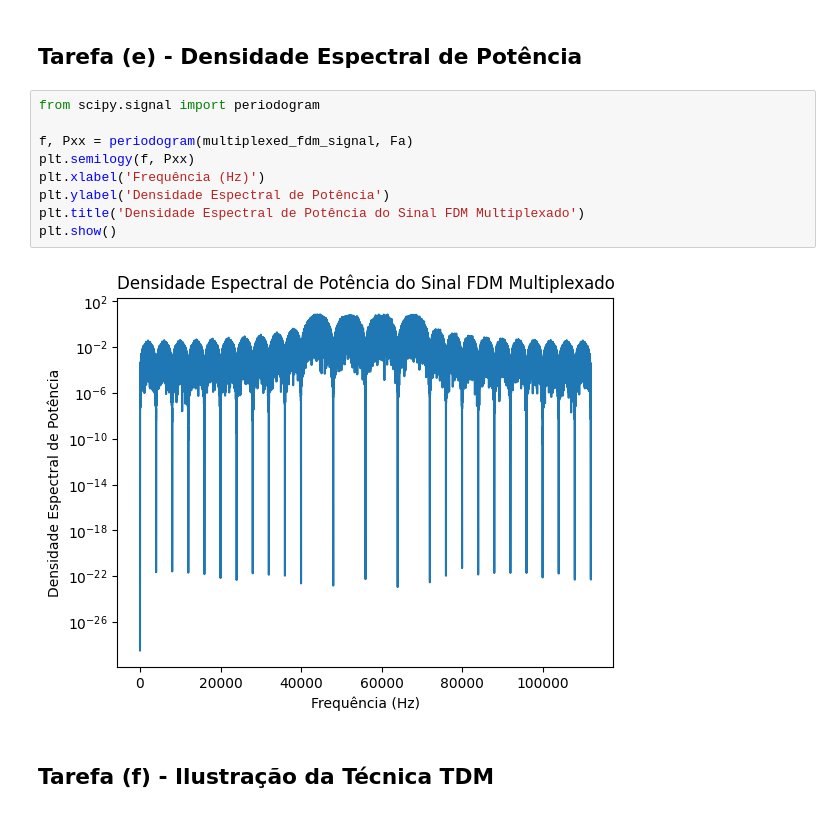
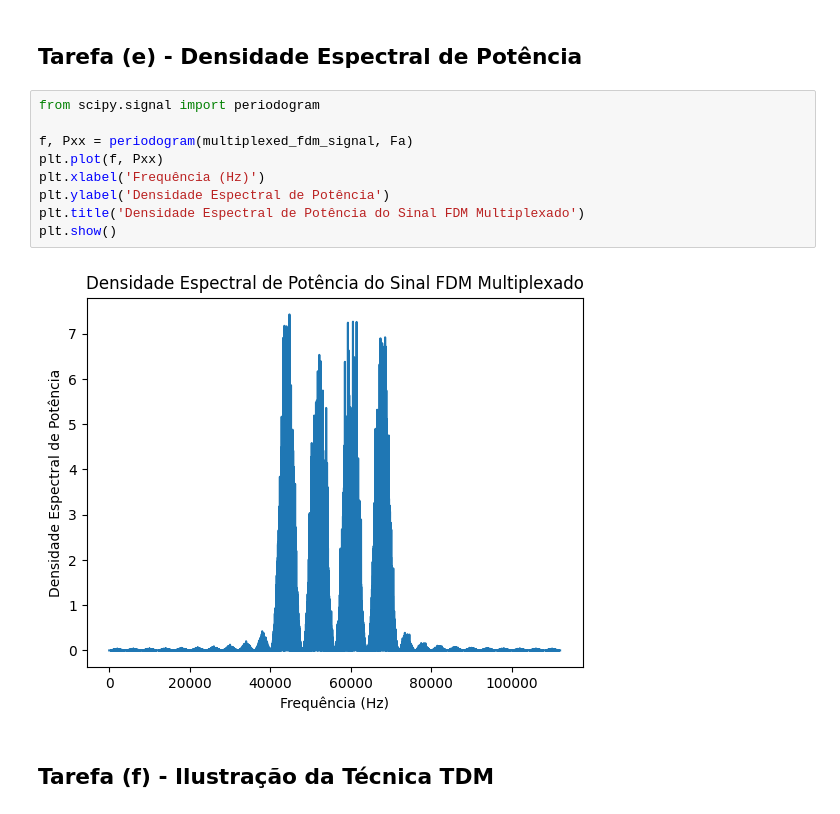
Before and after one commit to vini-fda/EET51_Lab4, a Jupyter notebook: lab4.ipynb, the cells around one changed output. Drawn from its saved outputs; the diff is of its cells as text.

```diff
--- a/lab4.ipynb
+++ b/lab4.ipynb
@@ -93,14 +93,14 @@ plt.show()
 # %%
 from scipy.signal import periodogram
 
 f, Pxx = periodogram(multiplexed_fdm_signal, Fa)
-plt.semilogy(f, Pxx)
+plt.plot(f, Pxx)
 plt.xlabel('Frequência (Hz)')
 plt.ylabel('Densidade Espectral de Potência')
 plt.title('Densidade Espectral de Potência do Sinal FDM Multiplexado')
 plt.show()
 # %% [output]
-[figure, old version]
+[figure, new version]
 # %% [markdown]
 ## Tarefa (f) - Ilustração da Técnica TDM
 # %%
```
Also changed, not shown: parts of 4 cells of this notebook.
